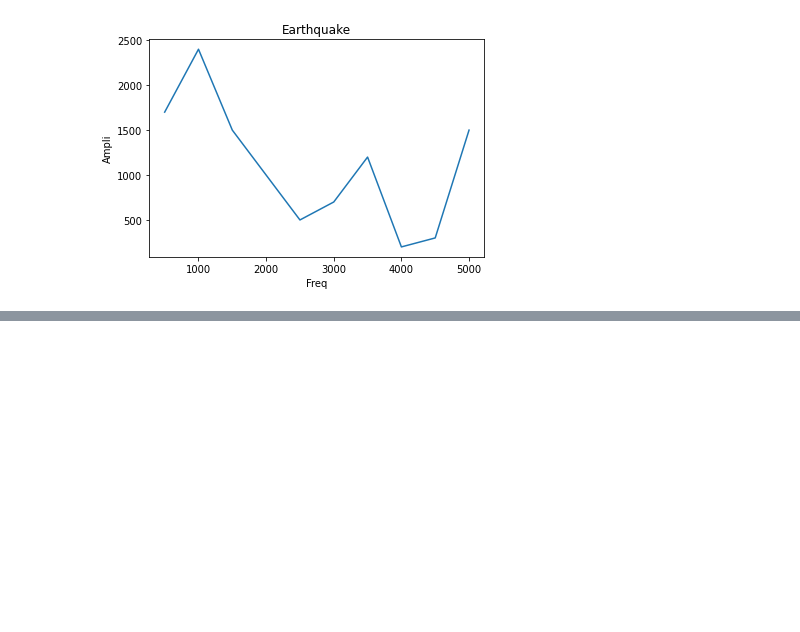
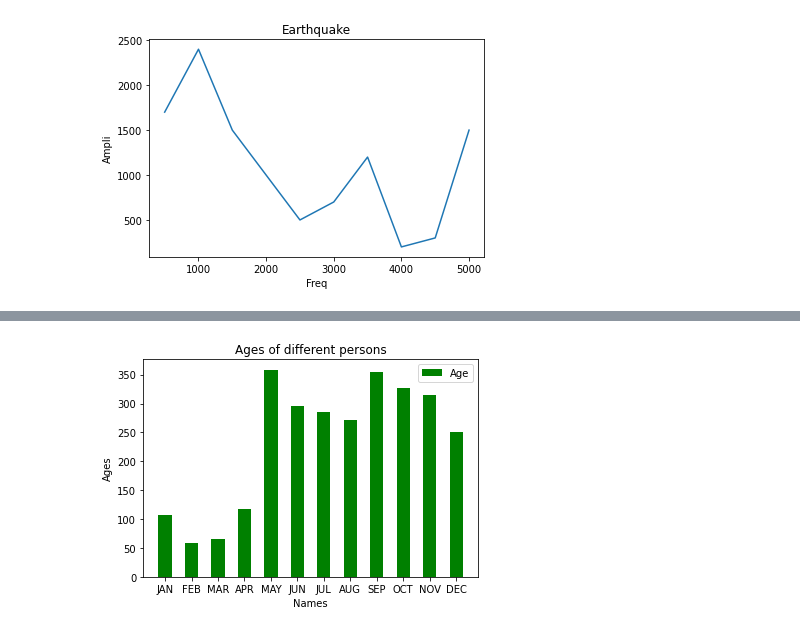
Before and after one commit to pushpak90/weather90.github.io, a Jupyter notebook: graph.ipynb, the cells around one changed output, grey strips where cells are left out. Saved outputs shown, nothing was run; the diff lists cells and outputs as text; code cells hidden in the pictures; blank space fills up the shorter version.

```diff
--- a/graph.ipynb
+++ b/graph.ipynb
@@ -31,0 +56,22 @@ plt.show()
+# %%
+import matplotlib.pyplot as plt
+import csv
+
+x = []
+y = []
+
+with open('NICOBAR.csv','r') as csvfile:
+    plots = csv.reader(csvfile, delimiter = ',')
+
+    for row in plots:
+        x.append(row[0])
+        y.append(float(row[1]))
+
+plt.bar(x, y, color = 'g', width = 0.5, label = "Age")
+plt.xlabel('Names')
+plt.ylabel('Ages')
+plt.title('Ages of different persons')
+plt.legend()
+plt.show()
+# %% [output]
+[figure, added]
```
Also changed, not shown: parts of 2 cells of this notebook, 3 other files.
